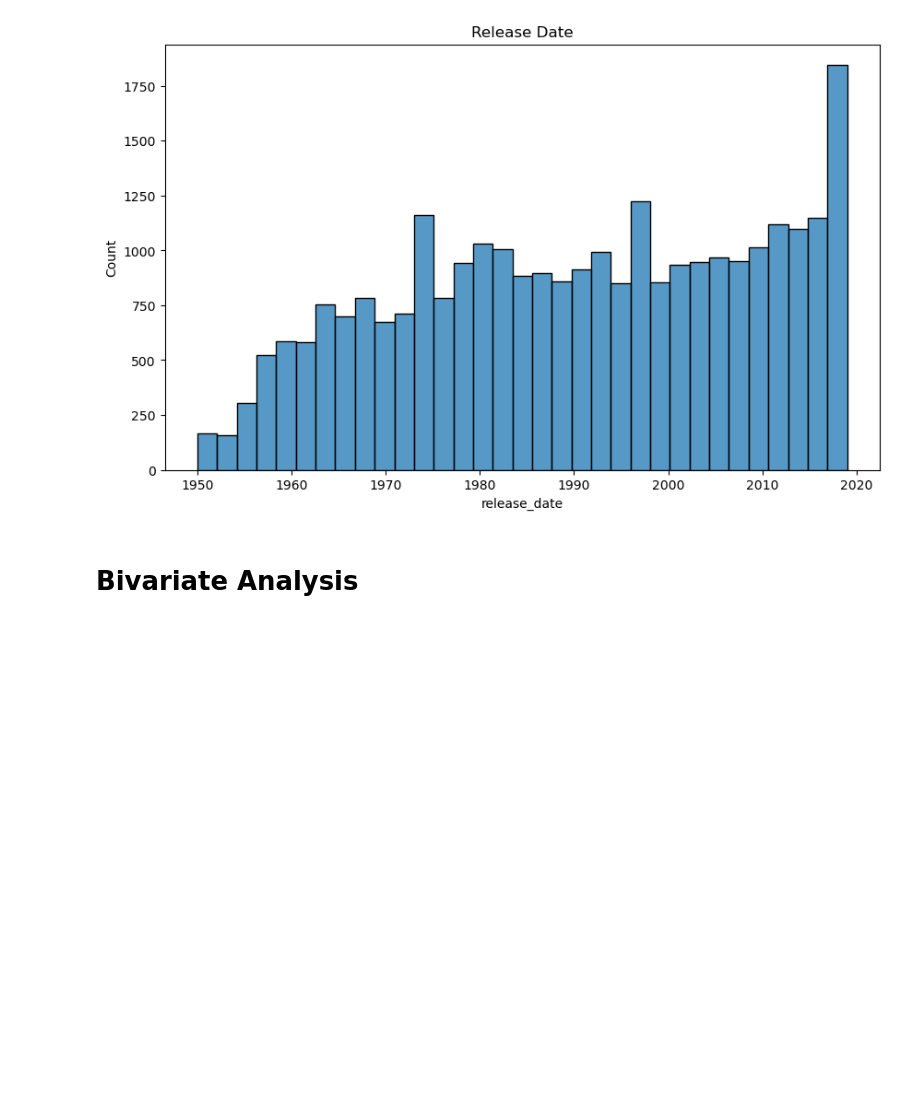
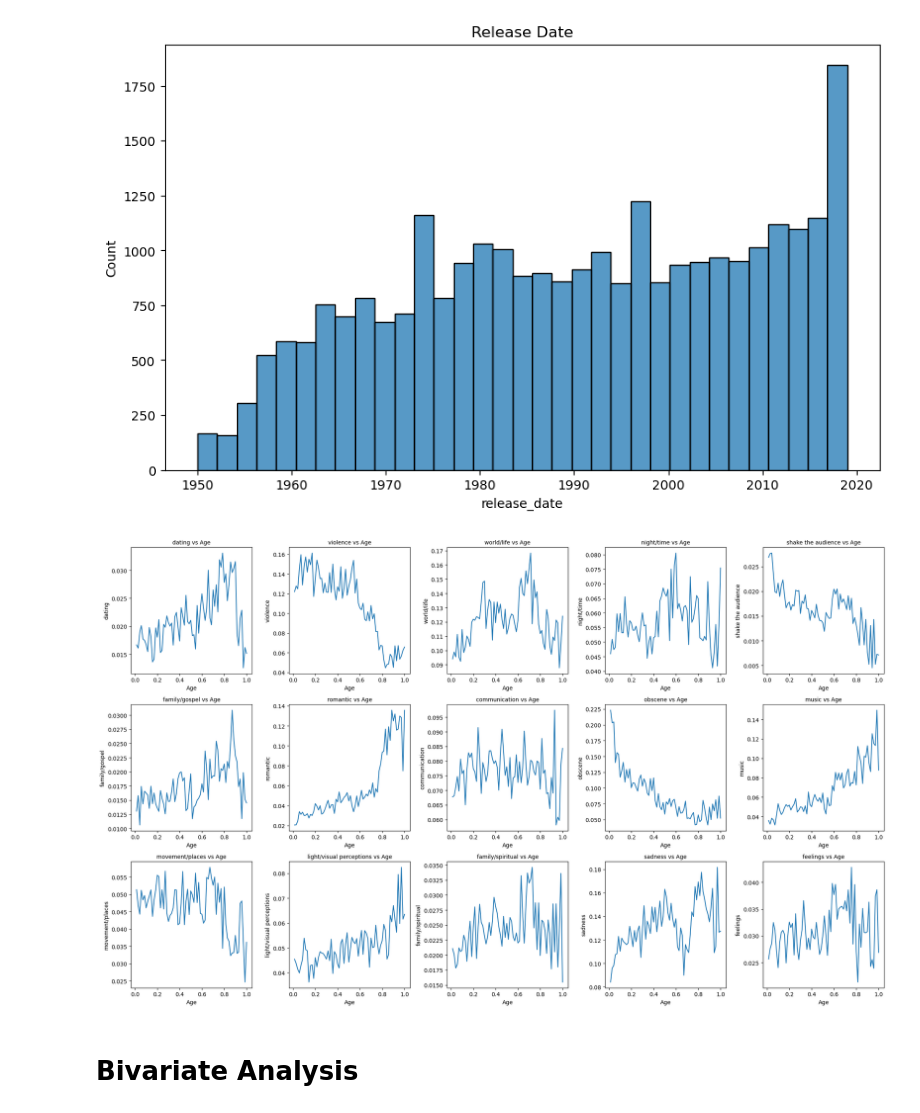
Before and after one commit to MaimunaBawa/Music_Recommendation_Algorithm, a Jupyter notebook: EDA-1.ipynb, the cells around one changed output. Cells and saved outputs as stored; diff of their text form; code cells hidden in the pictures; blank space fills up the shorter version.

```diff
--- a/EDA-1.ipynb
+++ b/EDA-1.ipynb
@@ -217,6 +217,31 @@ plt.title("Release Date",loc= "center")
 plt.show()
 # %% [output]
 [figure]
+# %%
+#Lets do the same thing but for feautres vs age using a line plot instead of a bar plot
+
+features = [
+    'dating', 'violence', 'world/life', 'night/time', 'shake the audience', 'family/gospel',
+    'romantic', 'communication', 'obscene', 'music', 'movement/places', 'light/visual perceptions',
+    'family/spiritual', 'sadness', 'feelings'
+]
+
+fig, axes = plt.subplots(3, 5, figsize=(20, 12))
+
+for idx, feature in enumerate(features):
+    row = idx // 5
+    col = idx % 5
+    ax = axes[row, col]
+
+    sns.lineplot(data=df, x="age", y=feature, ax=ax, errorbar= None)
+    ax.set_title(f'{feature} vs Age', fontsize=10)
+    ax.set_xlabel("Age")
+    ax.set_ylabel(feature)
+
+plt.tight_layout()
+plt.show()
+# %% [output]
+[figure, added]
 # %% [markdown]
 # Bivariate Analysis
 # %%
```
Also changed, not shown: parts of 4 cells of this notebook.
